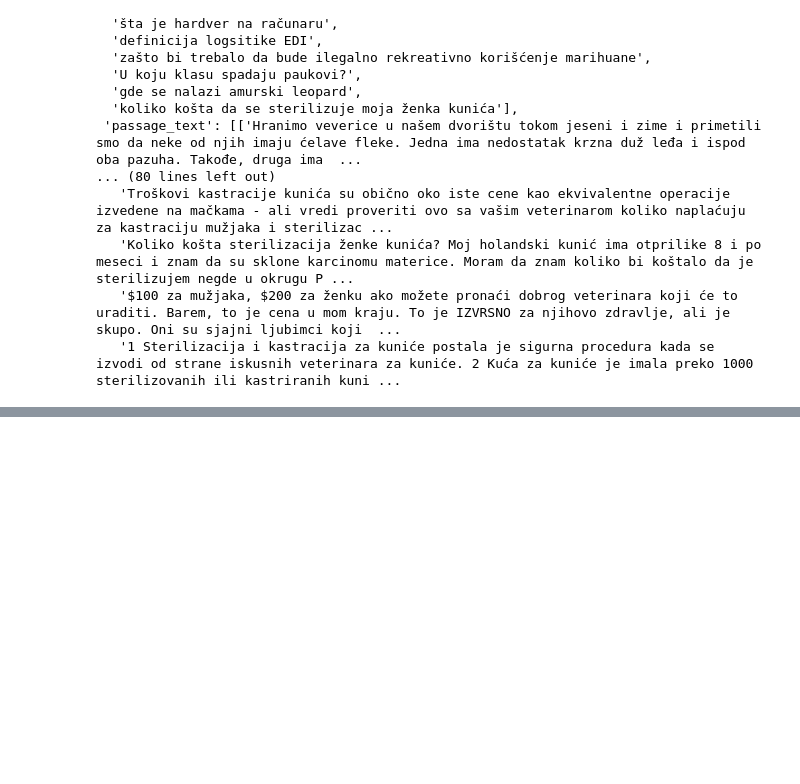
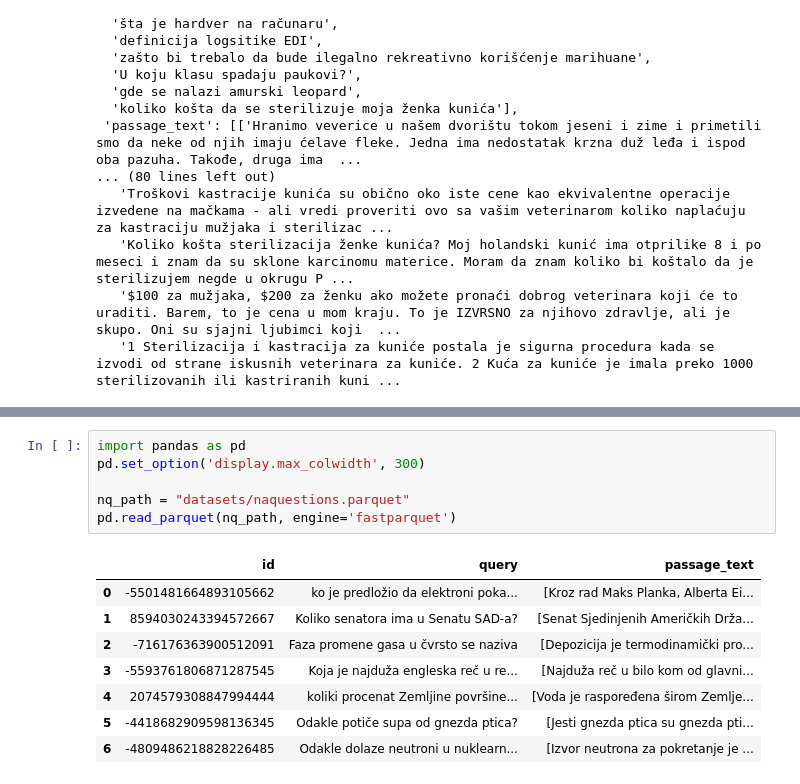
Before and after one commit to smartcat-labs/SRBedding, a Jupyter notebook: translation_pipeline/batch_test.ipynb, the cells around one changed output, grey strips where cells are left out. Cells and saved outputs as stored; diff of their text form; blank space fills up the shorter version.

```diff
--- a/translation_pipeline/batch_test.ipynb
+++ b/translation_pipeline/batch_test.ipynb
@@ -206,0 +226,15 @@ a
+# %%
+import pandas as pd
+pd.set_option('display.max_colwidth', 300)
+
+nq_path = "datasets/naquestions.parquet"
+pd.read_parquet(nq_path, engine='fastparquet')
+# %% [output]
+|  | id | query | passage_text |
+| 0 | -5501481664893105662 | ko je predložio da elektroni poka... | [Kroz rad Maks Planka, Alberta Ei... |
+| 1 | 8594030243394572667 | Koliko senatora ima u Senatu SAD-a? | [Senat Sjedinjenih Američkih Drža... |
+| 2 | -716176363900512091 | Faza promene gasa u čvrsto se naziva | [Depozicija je termodinamički pro... |
+| 3 | -5593761806871287545 | Koja je najduža engleska reč u re... | [Najduža reč u bilo kom od glavni... |
+| 4 | 2074579308847994444 | koliki procenat Zemljine površine... | [Voda je raspoređena širom Zemlje... |
+| 5 | -4418682909598136345 | Odakle potiče supa od gnezda ptica? | [Jesti gnezda ptica su gnezda pti... |
+| 6 | -4809486218828226485 | Odakle dolaze neutroni u nuklearn... | [Izvor neutrona za pokretanje je ... |
```
Also changed, not shown: parts of 5 cells of this notebook, 3 other files.
